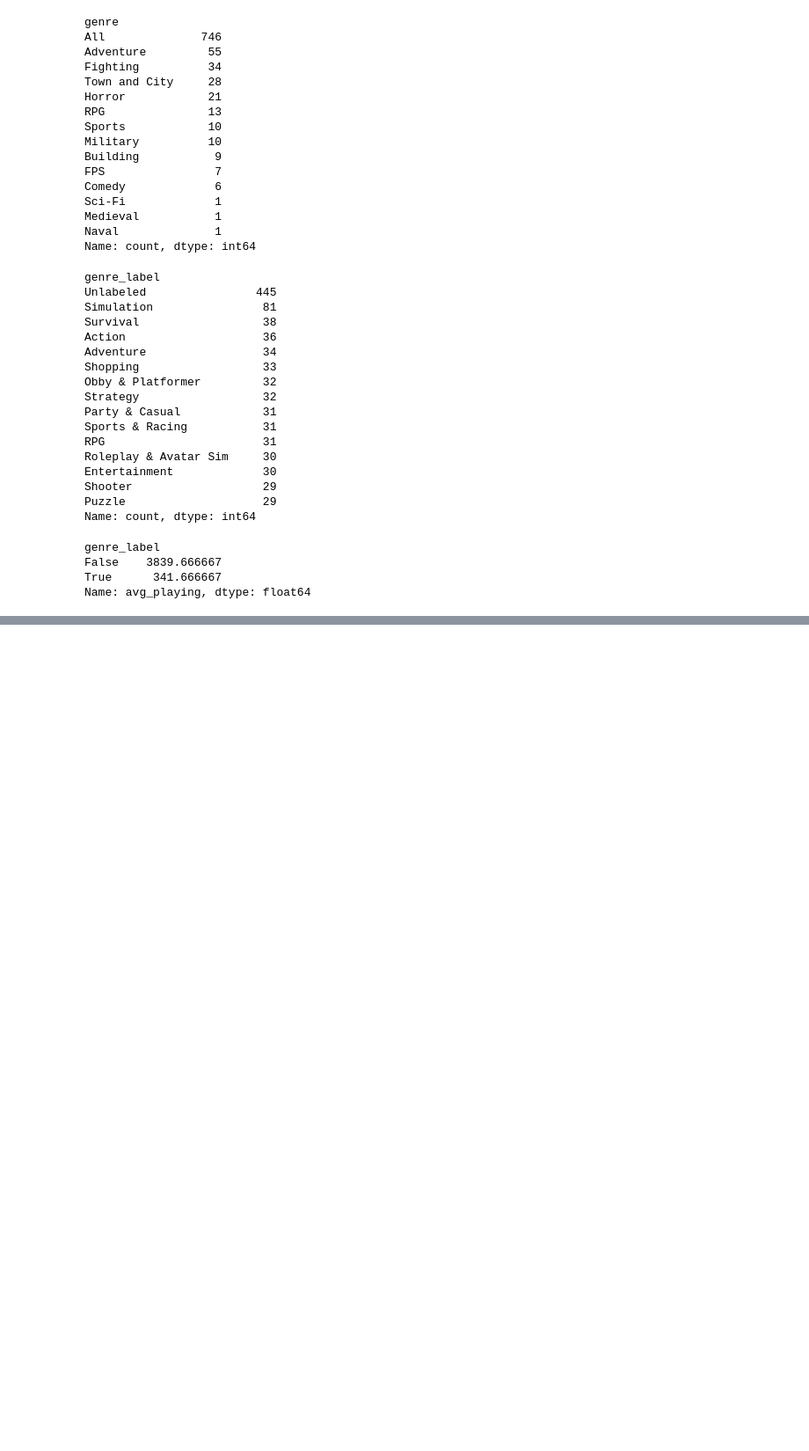
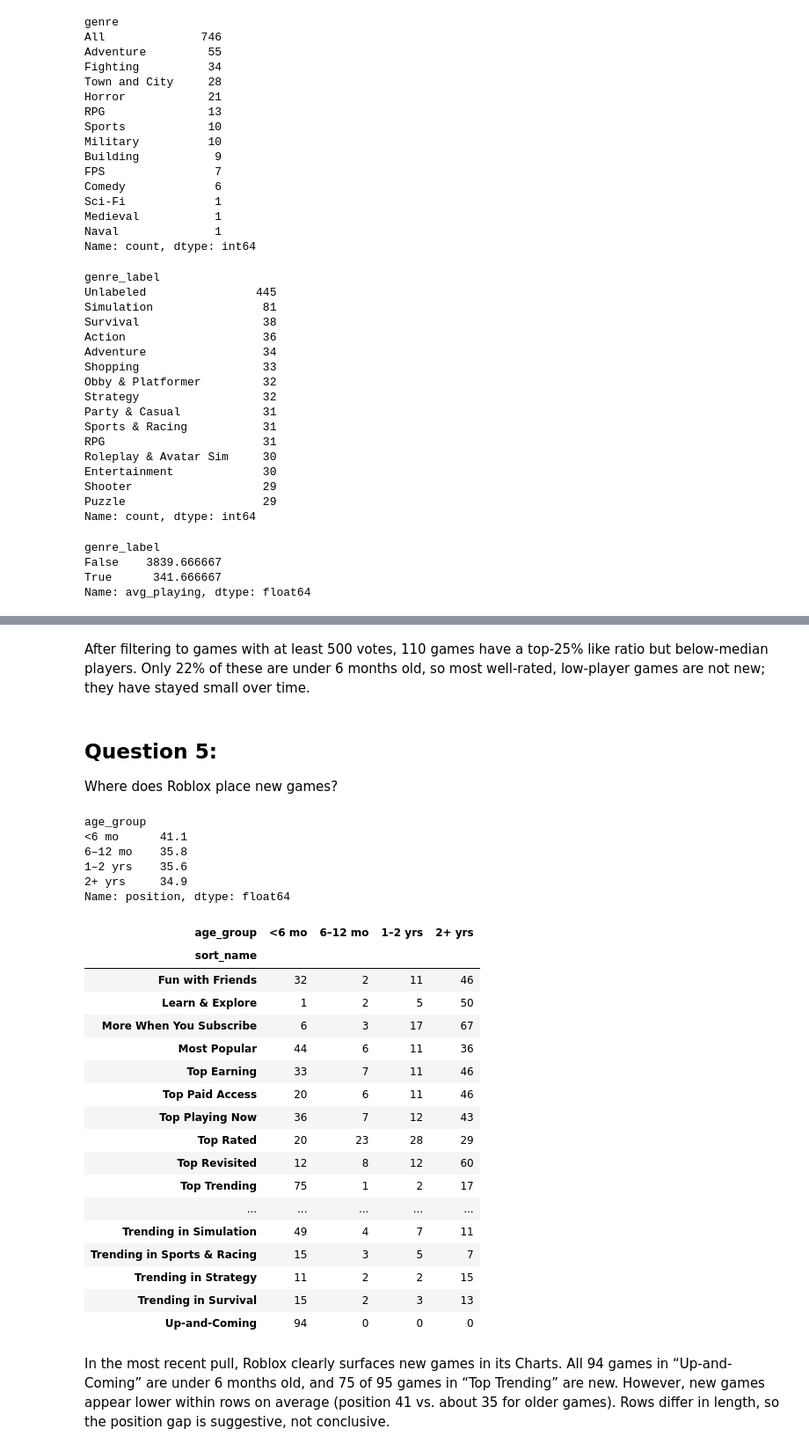
Before and after one commit to MarcusAndriano/roblox-discovery, a Jupyter notebook: notebook/01_explore.ipynb, the cells around one changed output, grey strips where cells are left out. Shown at 88% size. Cells and saved outputs as stored; diff of their text form; code cells hidden in the pictures; blank space fills up the shorter version.

```diff
--- a/notebook/01_explore.ipynb
+++ b/notebook/01_explore.ipynb
@@ -117,0 +246,39 @@ Name: avg_playing, dtype: float64
+# %% [markdown]
+After filtering to games with at least 500 votes, 110 games have a top-25% like ratio but below-median players. Only 22% of these are under 6 months old, so most well-rated, low-player games are not new; they have stayed small over time.
+# %% [markdown]
+## Question 5:
+Where does Roblox place new games?
+# %%
+pl_files = sorted(glob.glob("../data/raw/placements_*.csv"))
+pl = pd.read_csv(pl_files[-1])   # most recent pull
+pl = pl.merge(games[["universe_id", "age_group"]], on="universe_id", how="left")
+
+print(pl.groupby("age_group", observed=False)["position"].mean().round(1))
+pd.crosstab(pl["sort_name"], pl["age_group"])
+# %% [output]
+age_group
+<6 mo      41.1
+6–12 mo    35.8
+1–2 yrs    35.6
+2+ yrs     34.9
+Name: position, dtype: float64
+| age_group | <6 mo | 6–12 mo | 1–2 yrs | 2+ yrs |
+| sort_name |  |  |  |  |
+| Fun with Friends | 32 | 2 | 11 | 46 |
+| Learn & Explore | 1 | 2 | 5 | 50 |
+| More When You Subscribe | 6 | 3 | 17 | 67 |
+| Most Popular | 44 | 6 | 11 | 36 |
+| Top Earning | 33 | 7 | 11 | 46 |
+| Top Paid Access | 20 | 6 | 11 | 46 |
+| Top Playing Now | 36 | 7 | 12 | 43 |
+| Top Rated | 20 | 23 | 28 | 29 |
+| Top Revisited | 12 | 8 | 12 | 60 |
+| Top Trending | 75 | 1 | 2 | 17 |
+| ... | ... | ... | ... | ... |
+| Trending in Simulation | 49 | 4 | 7 | 11 |
+| Trending in Sports & Racing | 15 | 3 | 5 | 7 |
+| Trending in Strategy | 11 | 2 | 2 | 15 |
+| Trending in Survival | 15 | 2 | 3 | 13 |
+| Up-and-Coming | 94 | 0 | 0 | 0 |
+# %% [markdown]
+In the most recent pull, Roblox clearly surfaces new games in its Charts. All 94 games in “Up-and-Coming” are under 6 months old, and 75 of 95 games in “Top Trending” are new. However, new games appear lower within rows on average (position 41 vs. about 35 for older games). Rows differ in length, so the position gap is suggestive, not conclusive.
```
Also changed, not shown: parts of 16 cells of this notebook, 2 other files.
